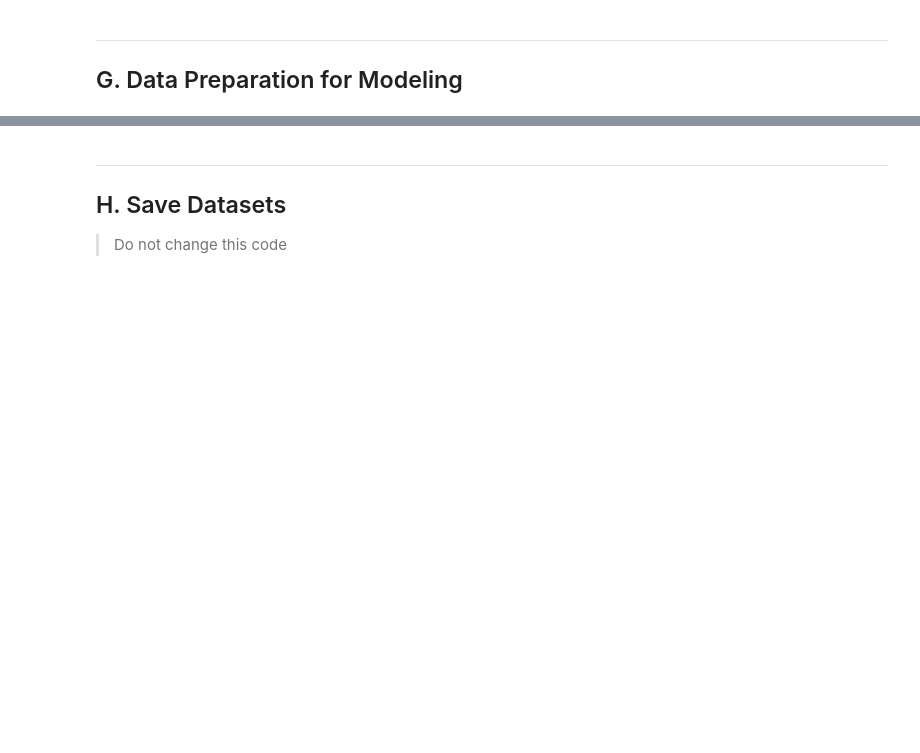
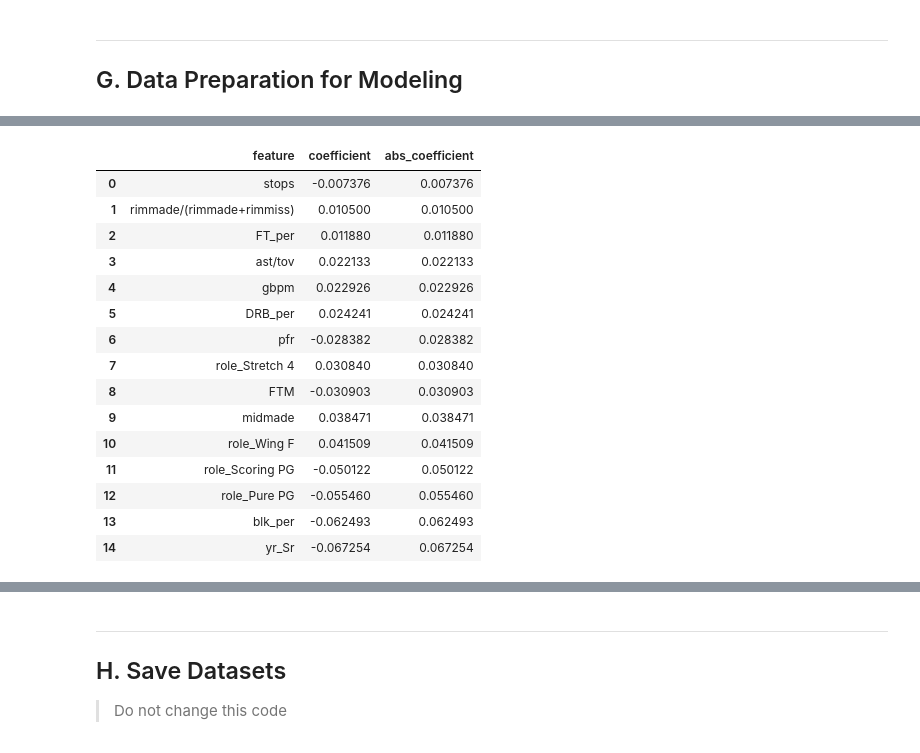
Before and after one commit to abychopda/nba-career-longevity-prediction, a Jupyter notebook: notebooks/abhishek_25611094/36120-26SP-group36-25611094-AT1-experiment-3.ipynb, the cells around one changed output, grey strips where cells are left out. Saved outputs shown, nothing was run; the diff lists cells and outputs as text; code cells hidden in the pictures; blank space fills up the shorter version.

```diff
--- a/notebooks/abhishek_25611094/36120-26SP-group36-25611094-AT1-experiment-3.ipynb
+++ b/notebooks/abhishek_25611094/36120-26SP-group36-25611094-AT1-experiment-3.ipynb
@@ -450,0 +495,7 @@ Provide some explanations on what is the best strategy to use for data splitting
+# %%
+categorical_features = ["yr", "role"]
+
+categorical_encoder = fit_one_hot_encoder(
+    X_train,
+    categorical_features,
+)
@@ -489,0 +856,34 @@ print_tile(size="h3", key='data_transformation_3_explanations', value=data_trans
+# %%
+coefficient_table = pd.DataFrame({
+    "feature": X_train_scaled.columns,
+    "coefficient": lr_baseline_e3.coef_[0]
+})
+
+coefficient_table["abs_coefficient"] = (
+    coefficient_table["coefficient"].abs()
+)
+
+coefficient_table = (
+    coefficient_table
+    .sort_values("abs_coefficient")
+    .reset_index(drop=True)
+)
+
+display(coefficient_table.head(15))
+# %% [output]
+|  | feature | coefficient | abs_coefficient |
+| 0 | stops | -0.007376 | 0.007376 |
+| 1 | rimmade/(rimmade+rimmiss) | 0.010500 | 0.010500 |
+| 2 | FT_per | 0.011880 | 0.011880 |
+| 3 | ast/tov | 0.022133 | 0.022133 |
+| 4 | gbpm | 0.022926 | 0.022926 |
+| 5 | DRB_per | 0.024241 | 0.024241 |
+| 6 | pfr | -0.028382 | 0.028382 |
+| 7 | role_Stretch 4 | 0.030840 | 0.030840 |
+| 8 | FTM | -0.030903 | 0.030903 |
+| 9 | midmade | 0.038471 | 0.038471 |
+| 10 | role_Wing F | 0.041509 | 0.041509 |
+| 11 | role_Scoring PG | -0.050122 | 0.050122 |
+| 12 | role_Pure PG | -0.055460 | 0.055460 |
+| 13 | blk_per | -0.062493 | 0.062493 |
+| 14 | yr_Sr | -0.067254 | 0.067254 |
```
Also changed, not shown: parts of 149 cells of this notebook, 4 other files.
